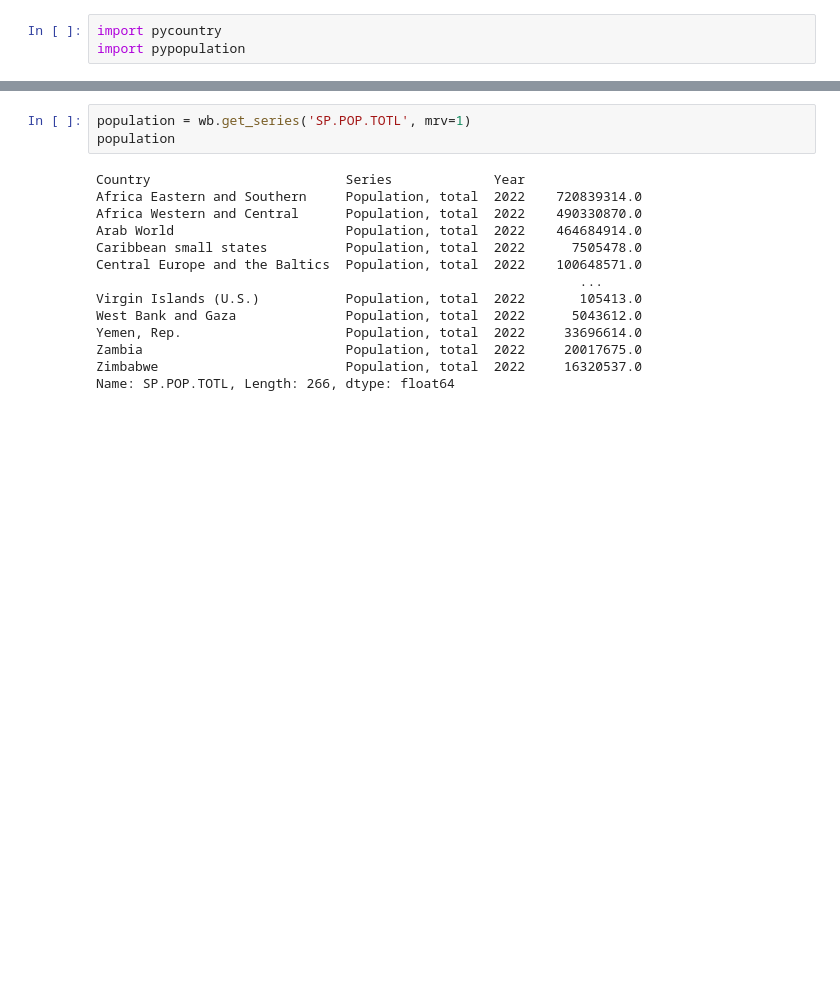
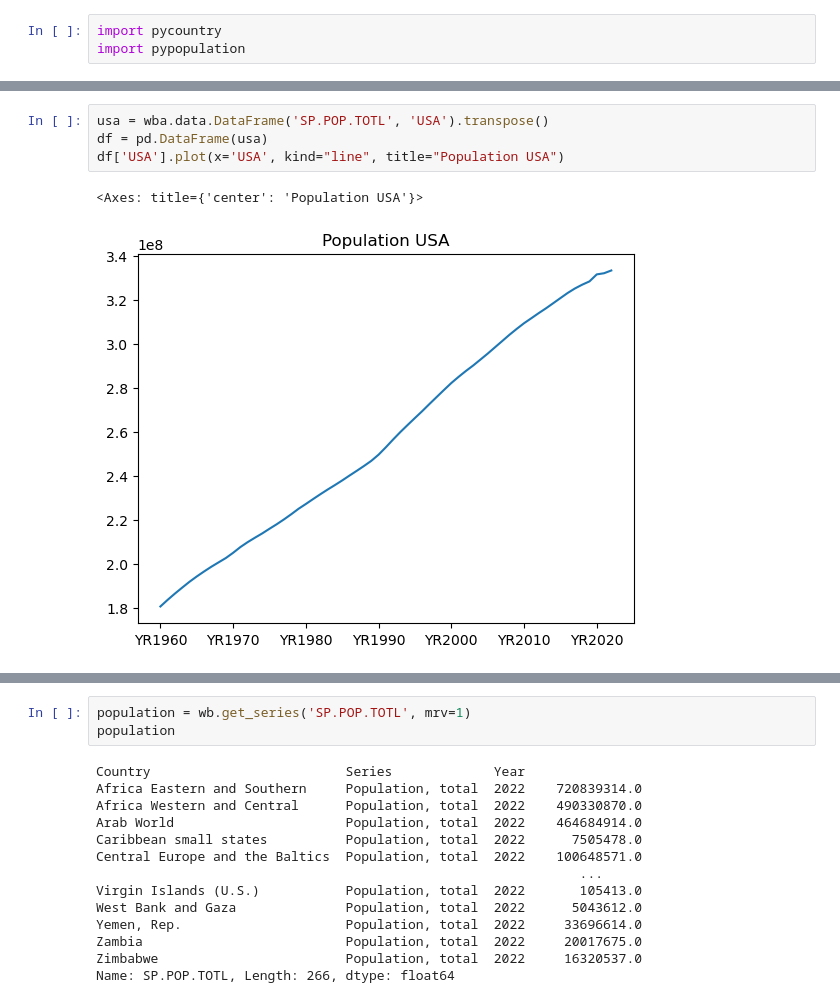
Before and after one commit to jpmckeown/explore-clean-demo, a Jupyter notebook: population.ipynb, the cells around one changed output, grey strips where cells are left out. Saved outputs shown, nothing was run; the diff lists cells and outputs as text; blank space fills up the shorter version.

Commit message:
work on WBGAPI Population demo

```diff
--- a/population.ipynb
+++ b/population.ipynb
@@ -14,0 +167,7 @@ import world_bank_data as wb
+# %%
+usa = wba.data.DataFrame('SP.POP.TOTL', 'USA').transpose()
+df = pd.DataFrame(usa)
+df['USA'].plot(x='USA', kind="line", title="Population USA")
+# %% [output]
+<Axes: title={'center': 'Population USA'}>
+[figure, added]
```
Also changed, not shown: parts of 16 cells of this notebook.
